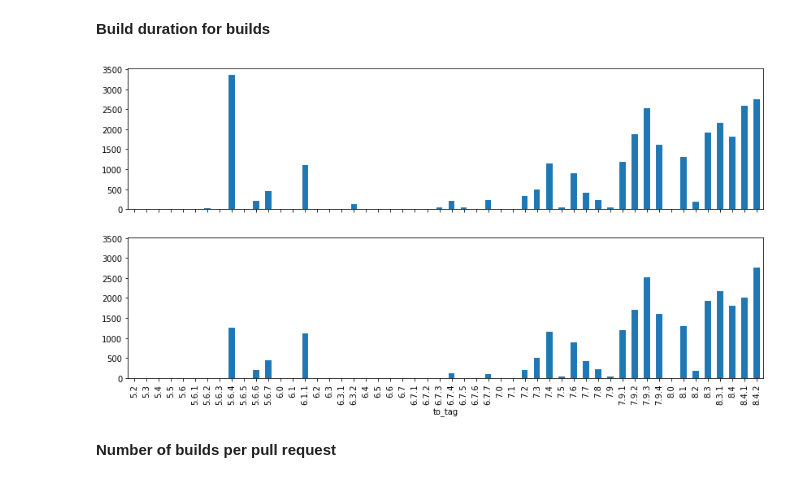
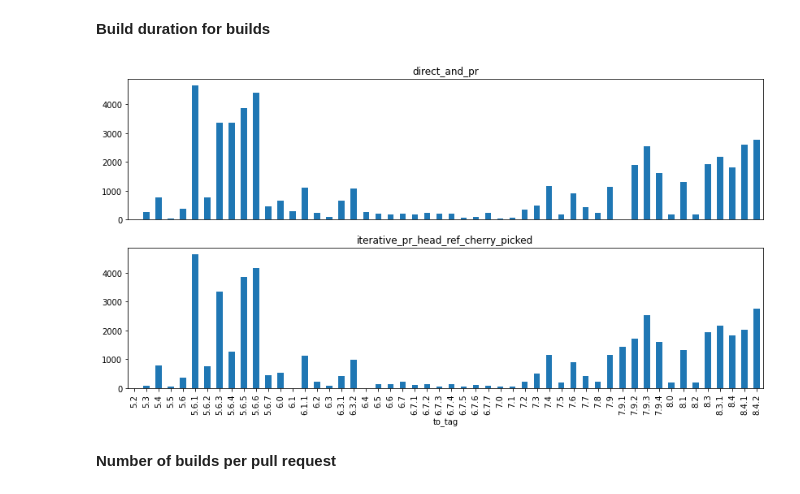
Before and after one commit to IncioMan/Continuous-Integration-metrics-for-post-release-bugs-prediction, a Jupyter notebook: notebooks/analysis/continuous_integration_metrics_for_releases.ipynb, the cells around one changed output. Drawn from its saved outputs; the diff is of its cells as text; code cells hidden in the pictures.

```diff
--- a/notebooks/analysis/continuous_integration_metrics_for_releases.ipynb
+++ b/notebooks/analysis/continuous_integration_metrics_for_releases.ipynb
@@ -251,8 +251,6 @@ for i, df_job in enumerate(df_jobs):
 Indeed all the pairs with 0% do not represent major version upgrades
 # %% [markdown]
 **States of builds for pull requests**
-# %%
-df_jobs = df_jobs_bursts
 # %%
 def calculate_percentage_pr_builds_in_state(row, release_jobs, states=[]):
     _x = release_jobs
@@ -306,14 +304,14 @@ for agg in ["mean", "median", "max", "min"]:
 # %%
 fig, axes = plt.subplots(nrows=len(df_jobs), ncols=1, sharex=True, sharey=True, figsize=(14.0, 7.0))
 for i, df_job in enumerate(df_jobs):
-    df_job[0].set_index("to_tag").sort_index().\
-        min_all_build_duration.plot(kind="bar", ax=axes[i], color=["tab:blue"])
-    axes[i].set_xticklabels(ax.get_xticklabels(),rotation=90)
-    axes[i].set_title(df_job[2])
+    ax = df_job[0].set_index("to_tag").sort_index().\
+        min_not_errored_or_canceled_build_duration.plot(kind="bar", ax=axes[i], color=["tab:blue"])
+    ax.set_xticklabels(ax.get_xticklabels(),rotation=90)
+    ax.set_title(df_job[2])
     if(i < len(df_jobs) - 1):
         ax.get_xaxis().set_visible(False)
 # %% [output]
-[figure, old version]
+[figure, new version]
 # %% [markdown]
 **Number of builds per pull request**
 # %%
```
Also changed, not shown: parts of 8 cells of this notebook, 1 other file.
